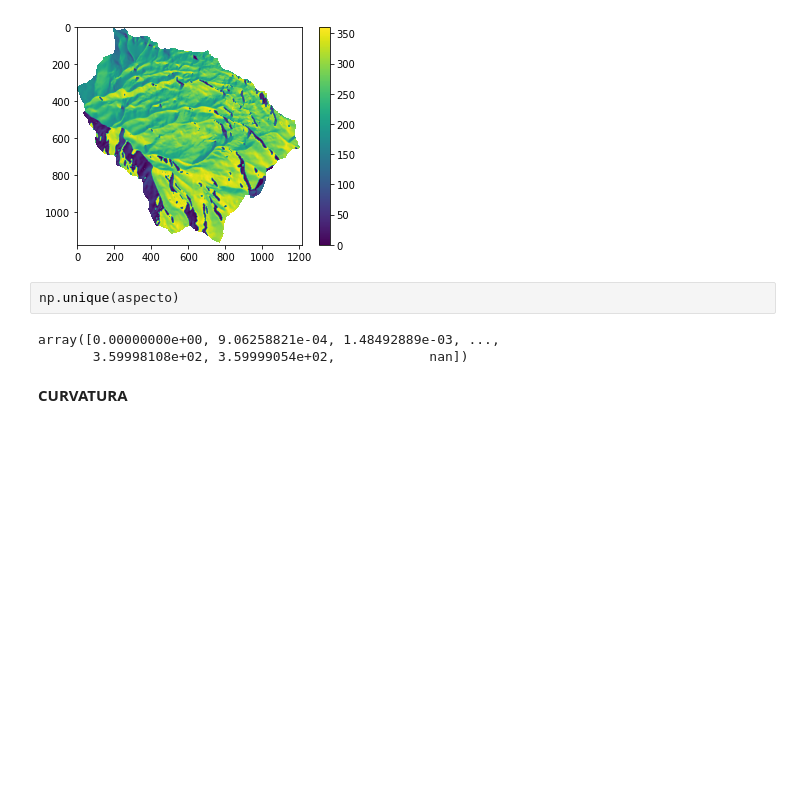
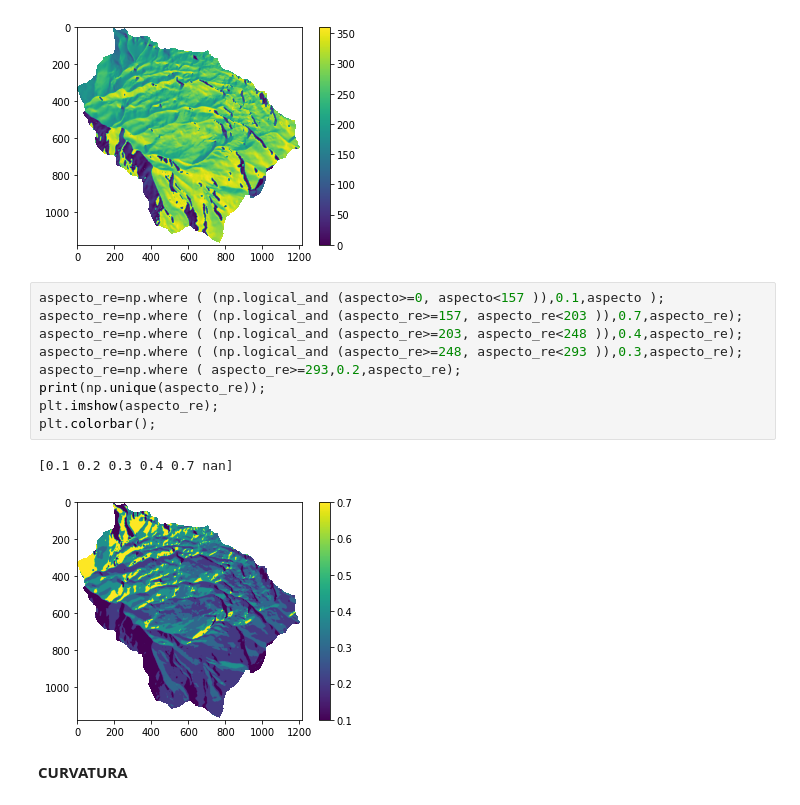
Before and after one commit to Alzategelizabeth/Cartografia-, a Jupyter notebook: Taller 6/MetodoHeuristico.ipynb, the cells around one changed output. Cells and saved outputs as stored; diff of their text form; blank space fills up the shorter version.

```diff
--- a/Taller 6/MetodoHeuristico.ipynb
+++ b/Taller 6/MetodoHeuristico.ipynb
@@ -123,11 +130,18 @@ aspecto_vector_MenM.shape
 # %% [output]
 (821560,)
 [figure]
-# %%
-np.unique(aspecto)
-# %% [output]
-array([0.00000000e+00, 9.06258821e-04, 1.48492889e-03, ...,
-       3.59998108e+02, 3.59999054e+02,            nan])
+# %%
+aspecto_re=np.where ( (np.logical_and (aspecto>=0, aspecto<157 )),0.1,aspecto );
+aspecto_re=np.where ( (np.logical_and (aspecto_re>=157, aspecto_re<203 )),0.7,aspecto_re);
+aspecto_re=np.where ( (np.logical_and (aspecto_re>=203, aspecto_re<248 )),0.4,aspecto_re);
+aspecto_re=np.where ( (np.logical_and (aspecto_re>=248, aspecto_re<293 )),0.3,aspecto_re);
+aspecto_re=np.where ( aspecto_re>=293,0.2,aspecto_re);
+print(np.unique(aspecto_re));
+plt.imshow(aspecto_re);
+plt.colorbar();
+# %% [output]
+[0.1 0.2 0.3 0.4 0.7 nan]
+[figure, added]
 # %% [markdown]
 **CURVATURA**
 # %%
```
Also changed, not shown: parts of 9 cells of this notebook.
